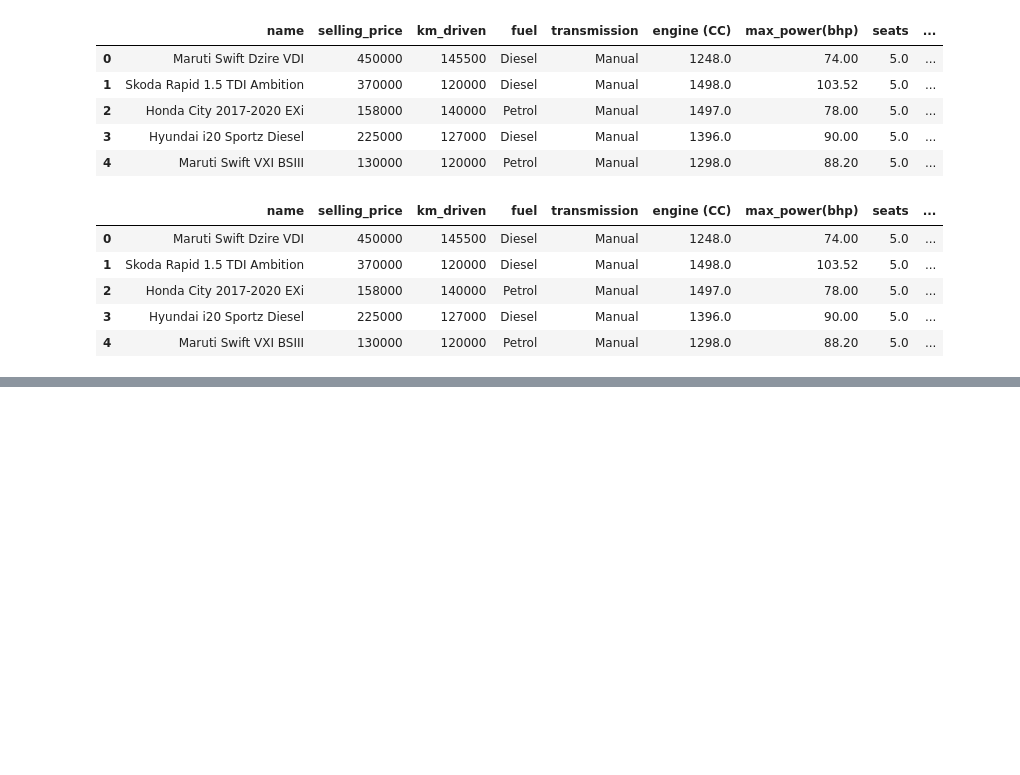
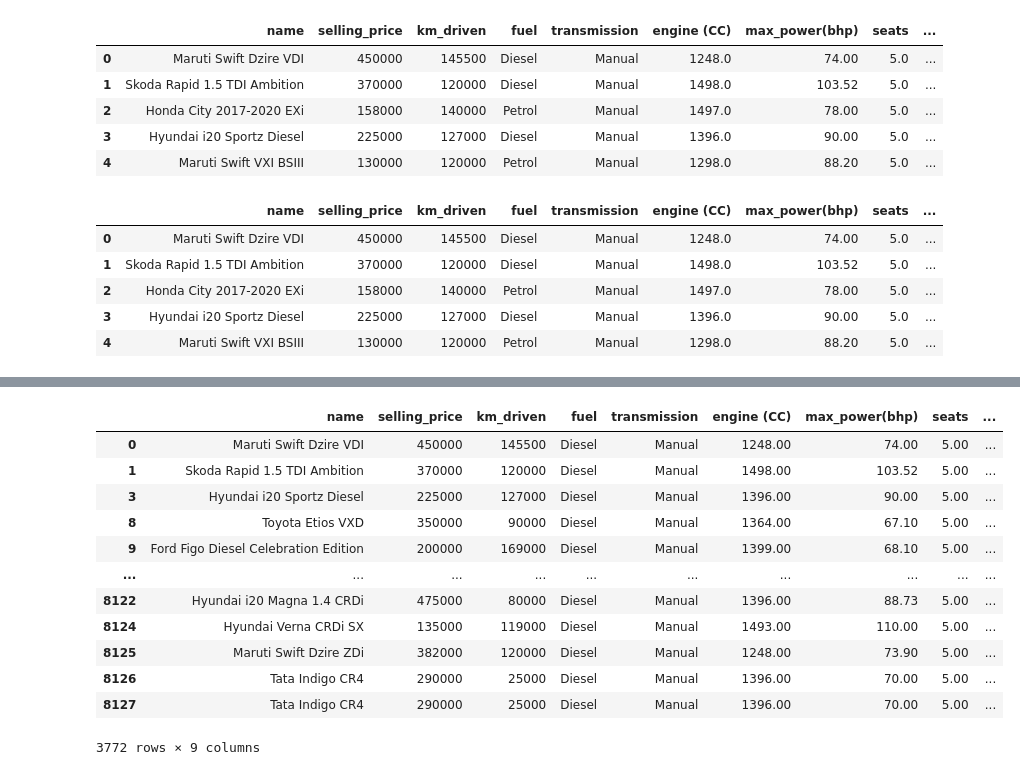
Before and after one commit to jasmeetsingh-028/EV_data_analysis, a Jupyter notebook: notebooks and experiments/seg02.ipynb, the cells around one changed output, grey strips where cells are left out. Drawn from its saved outputs; the diff is of its cells as text; code cells hidden in the pictures; blank space fills up the shorter version.

```diff
--- a/notebooks and experiments/seg02.ipynb
+++ b/notebooks and experiments/seg02.ipynb
@@ -444,0 +469,2 @@ df_processed.head()
+# %%
+pd.options.display.float_format = '{:.2f}'.format
@@ -444,0 +483,18 @@ df_processed.head()
+# %%
+cluster_data = df[df['Clusters'] == 0]
+# %%
+cluster_data
+# %% [output]
+|  | name | selling_price | km_driven | fuel | transmission | engine (CC) | max_power(bhp) | seats | ... |
+| 0 | Maruti Swift Dzire VDI | 450000 | 145500 | Diesel | Manual | 1248.00 | 74.00 | 5.00 | ... |
+| 1 | Skoda Rapid 1.5 TDI Ambition | 370000 | 120000 | Diesel | Manual | 1498.00 | 103.52 | 5.00 | ... |
+| 3 | Hyundai i20 Sportz Diesel | 225000 | 127000 | Diesel | Manual | 1396.00 | 90.00 | 5.00 | ... |
+| 8 | Toyota Etios VXD | 350000 | 90000 | Diesel | Manual | 1364.00 | 67.10 | 5.00 | ... |
+| 9 | Ford Figo Diesel Celebration Edition | 200000 | 169000 | Diesel | Manual | 1399.00 | 68.10 | 5.00 | ... |
+| ... | ... | ... | ... | ... | ... | ... | ... | ... | ... |
+| 8122 | Hyundai i20 Magna 1.4 CRDi | 475000 | 80000 | Diesel | Manual | 1396.00 | 88.73 | 5.00 | ... |
+| 8124 | Hyundai Verna CRDi SX | 135000 | 119000 | Diesel | Manual | 1493.00 | 110.00 | 5.00 | ... |
+| 8125 | Maruti Swift Dzire ZDi | 382000 | 120000 | Diesel | Manual | 1248.00 | 73.90 | 5.00 | ... |
+| 8126 | Tata Indigo CR4 | 290000 | 25000 | Diesel | Manual | 1396.00 | 70.00 | 5.00 | ... |
+| 8127 | Tata Indigo CR4 | 290000 | 25000 | Diesel | Manual | 1396.00 | 70.00 | 5.00 | ... |
+3772 rows × 9 columns
```
Also changed, not shown: parts of 10 cells of this notebook, 1 other file.
